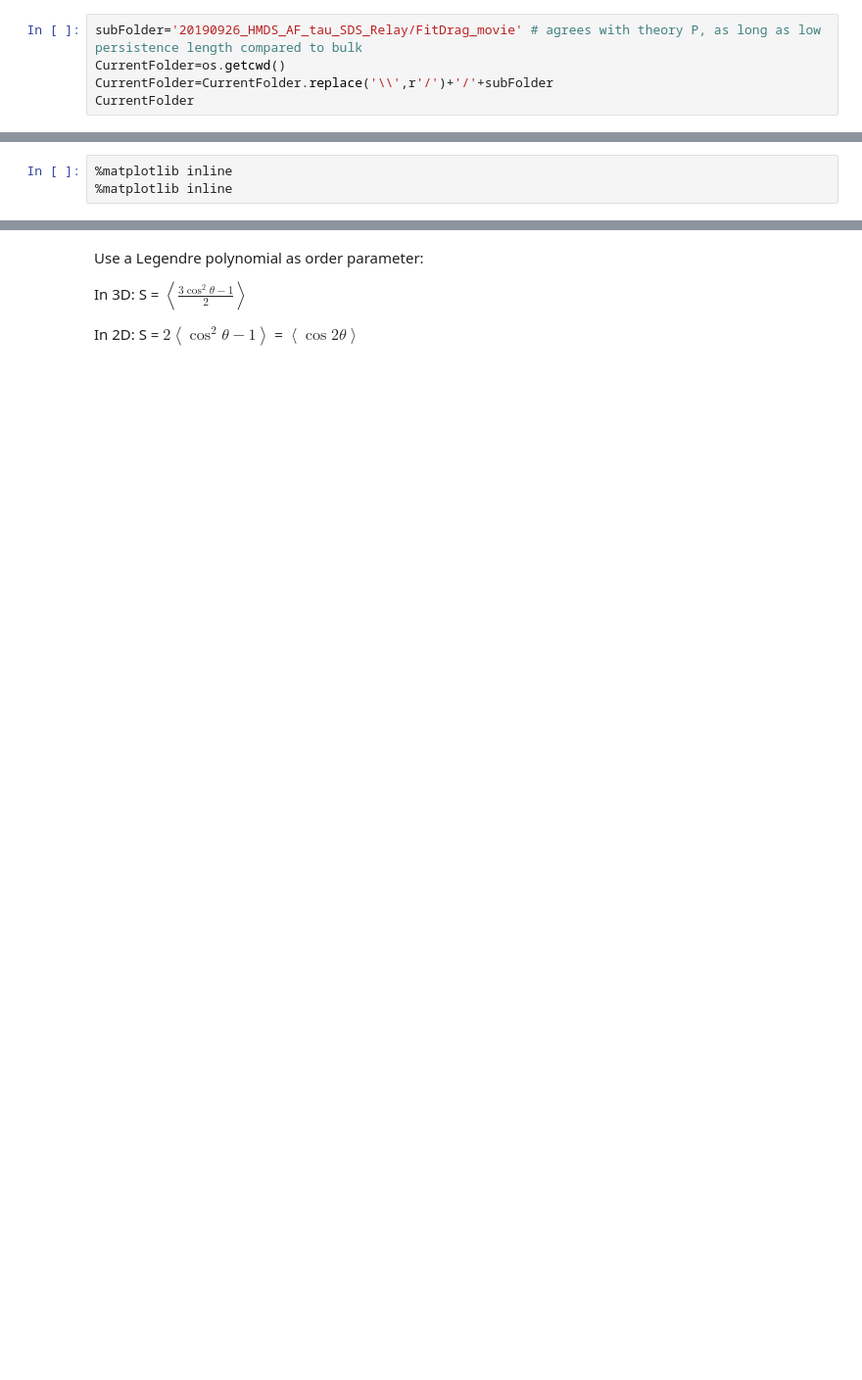
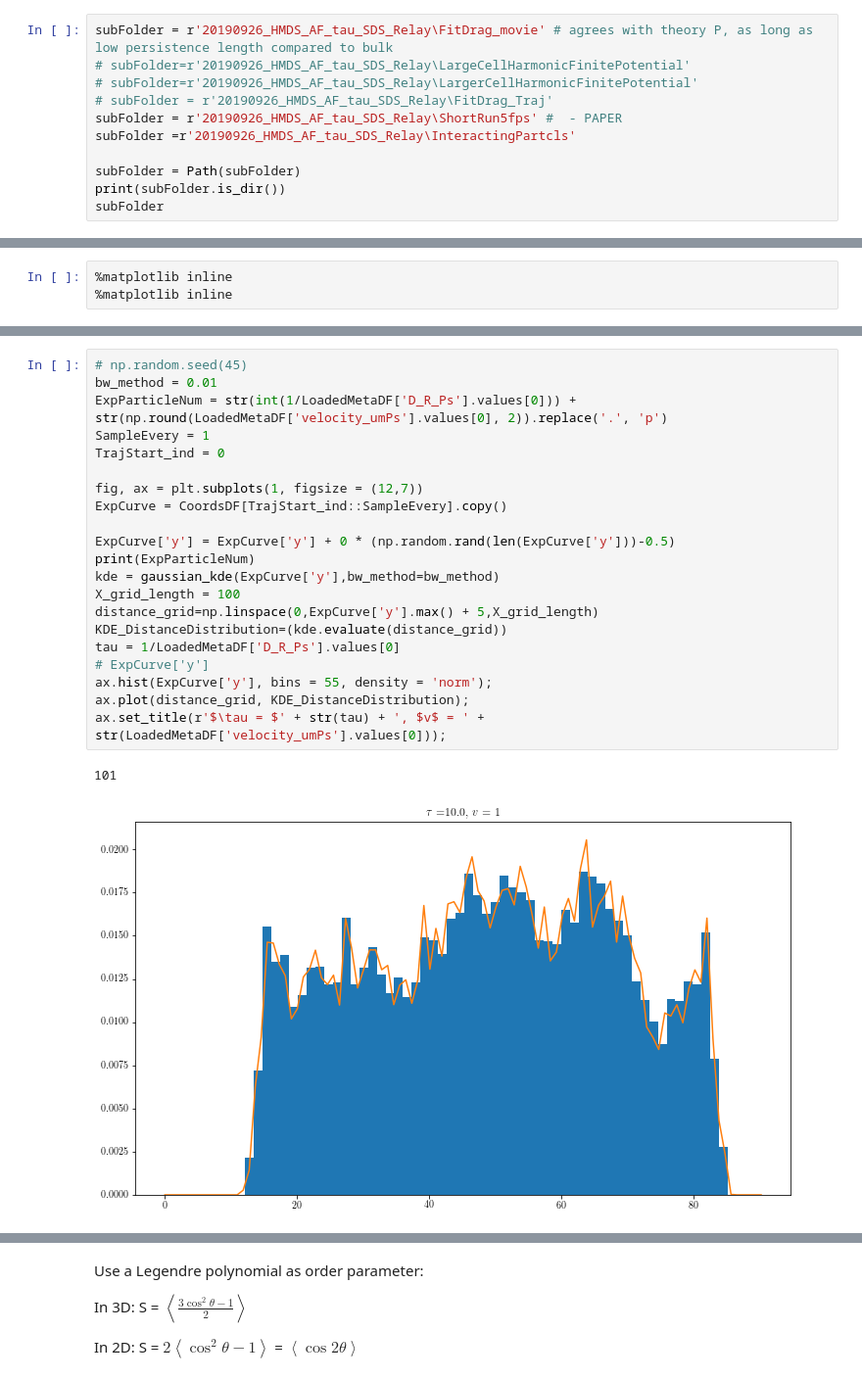
Before and after one commit to MichaHK/Simulation, a Jupyter notebook: SimulationResultsVisualization.ipynb, the cells around one changed output, grey strips where cells are left out. Shown at 98% size. Cells and saved outputs as stored; diff of their text form; blank space fills up the shorter version.

```diff
--- a/SimulationResultsVisualization.ipynb
+++ b/SimulationResultsVisualization.ipynb
@@ -340,6 +393,12 @@ DO NOT FORGET FORCE FACTOR!!!!
 # %%
-subFolder='20190926_HMDS_AF_tau_SDS_Relay/FitDrag_movie' # agrees with theory P, as long as low persistence length compared to bulk
-CurrentFolder=os.getcwd()
-CurrentFolder=CurrentFolder.replace('\\',r'/')+'/'+subFolder
-CurrentFolder
+subFolder = r'20190926_HMDS_AF_tau_SDS_Relay\FitDrag_movie' # agrees with theory P, as long as low persistence length compared to bulk
+# subFolder=r'20190926_HMDS_AF_tau_SDS_Relay\LargeCellHarmonicFinitePotential'
+# subFolder=r'20190926_HMDS_AF_tau_SDS_Relay\LargerCellHarmonicFinitePotential'
+# subFolder = r'20190926_HMDS_AF_tau_SDS_Relay\FitDrag_Traj'
+subFolder = r'20190926_HMDS_AF_tau_SDS_Relay\ShortRun5fps' #  - PAPER
+subFolder =r'20190926_HMDS_AF_tau_SDS_Relay\InteractingPartcls'
+
+subFolder = Path(subFolder)
+print(subFolder.is_dir())
+subFolder
 # %% [output]
@@ -396,0 +510,24 @@ plt.xlim([-10,110])
+# %%
+# np.random.seed(45)
+bw_method = 0.01
+ExpParticleNum = str(int(1/LoadedMetaDF['D_R_Ps'].values[0])) + str(np.round(LoadedMetaDF['velocity_umPs'].values[0], 2)).replace('.', 'p')
+SampleEvery = 1
+TrajStart_ind = 0
+
+fig, ax = plt.subplots(1, figsize = (12,7))
+ExpCurve = CoordsDF[TrajStart_ind::SampleEvery].copy()
+
+ExpCurve['y'] = ExpCurve['y'] + 0 * (np.random.rand(len(ExpCurve['y']))-0.5)
+print(ExpParticleNum)
+kde = gaussian_kde(ExpCurve['y'],bw_method=bw_method)
+X_grid_length = 100
+distance_grid=np.linspace(0,ExpCurve['y'].max() + 5,X_grid_length)
+KDE_DistanceDistribution=(kde.evaluate(distance_grid))
+tau = 1/LoadedMetaDF['D_R_Ps'].values[0]
+# ExpCurve['y']
+ax.hist(ExpCurve['y'], bins = 55, density = 'norm');
+ax.plot(distance_grid, KDE_DistanceDistribution);
+ax.set_title(r'$\tau = $' + str(tau) + ', $v$ = ' + str(LoadedMetaDF['velocity_umPs'].values[0]));
+# %% [output]
+101
+[figure, added]
```
Also changed, not shown: parts of 67 cells of this notebook, 3 other files.
